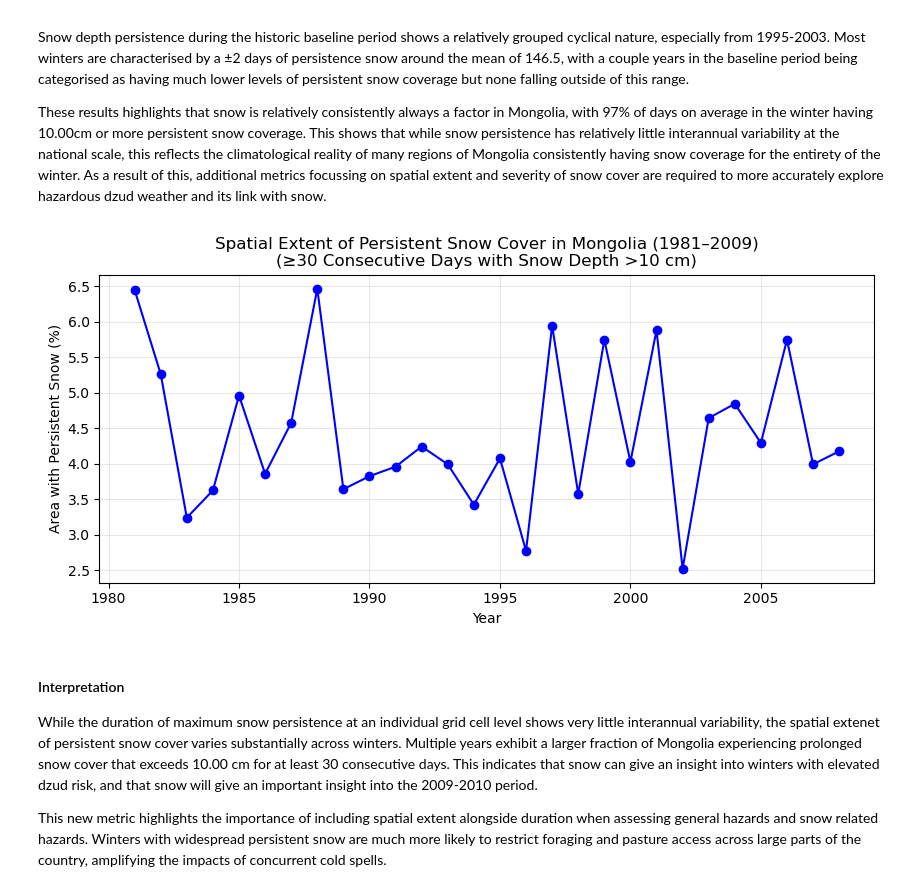
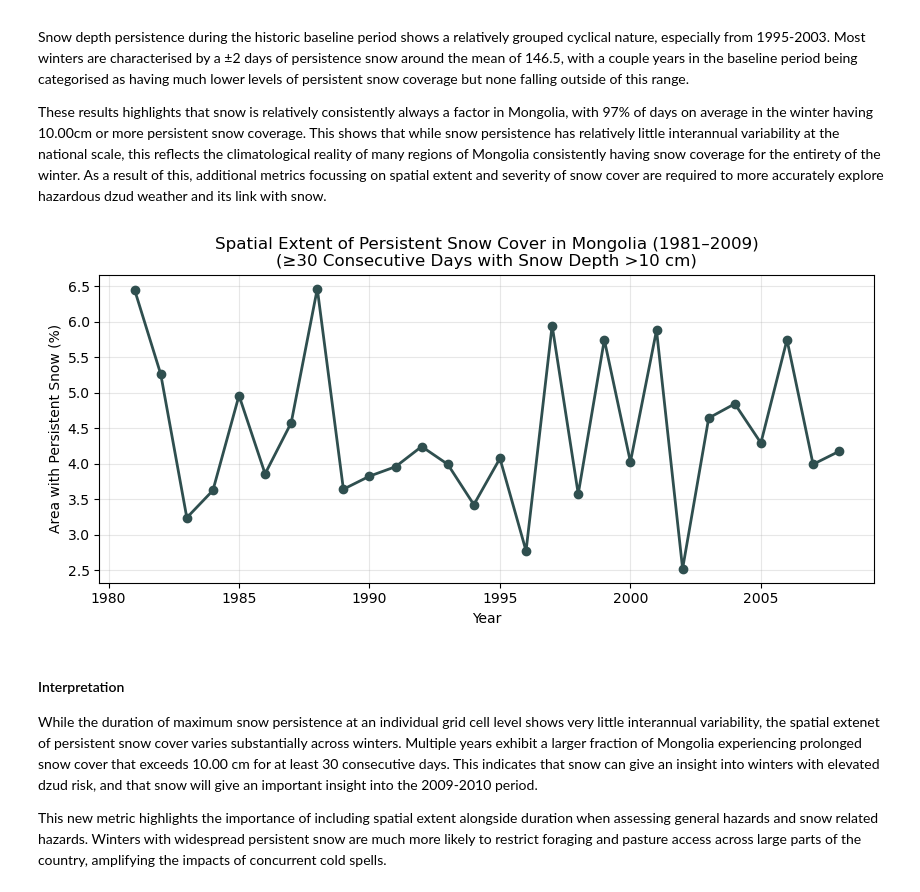
Before and after one commit to sgosmyt2/climate-extremes-risk-analysis, a Jupyter notebook: notebooks/MongoliaDzudExtremeWeather.ipynb, the cells around one changed output. Saved outputs shown, nothing was run; the diff lists cells and outputs as text; code cells hidden in the pictures.

```diff
--- a/notebooks/MongoliaDzudExtremeWeather.ipynb
+++ b/notebooks/MongoliaDzudExtremeWeather.ipynb
@@ -103,6 +103,8 @@ import cdsapi
 import os
 import glob
 import zipfile
+
+bcolor = "darkslategrey"
 
 c = cdsapi.Client()
 
@@ -461,21 +466,21 @@ These results highlights that snow is relatively consistently always a factor in
 # %%
 dataframe_snowex = yearly_persistence_extent(snow_winter,snow_threshold,min_days=30,condition="ge",metric_name="snow_persistence_ex")
 
 plt.figure(figsize=(10, 4))
 plt.plot(
     dataframe_snowex["year"],
     dataframe_snowex["snow_persistence_ex"],
     marker="o",
-    linewidth=1.5,
-    color="blue"
+    linewidth=2,
+    color=bcolor
 )
 plt.xlabel("Year")
 plt.ylabel("Area with Persistent Snow (%)")
 plt.title("Spatial Extent of Persistent Snow Cover in Mongolia (1981–2009)\n(≥30 Consecutive Days with Snow Depth >10 cm)")
 plt.grid(alpha=0.3)
 plt.show()
 # %% [output]
-[figure, old version]
+[figure, new version]
 # %% [markdown]
 #### Interpretation
 
```
Also changed, not shown: parts of 7 cells of this notebook, 2 other files.
